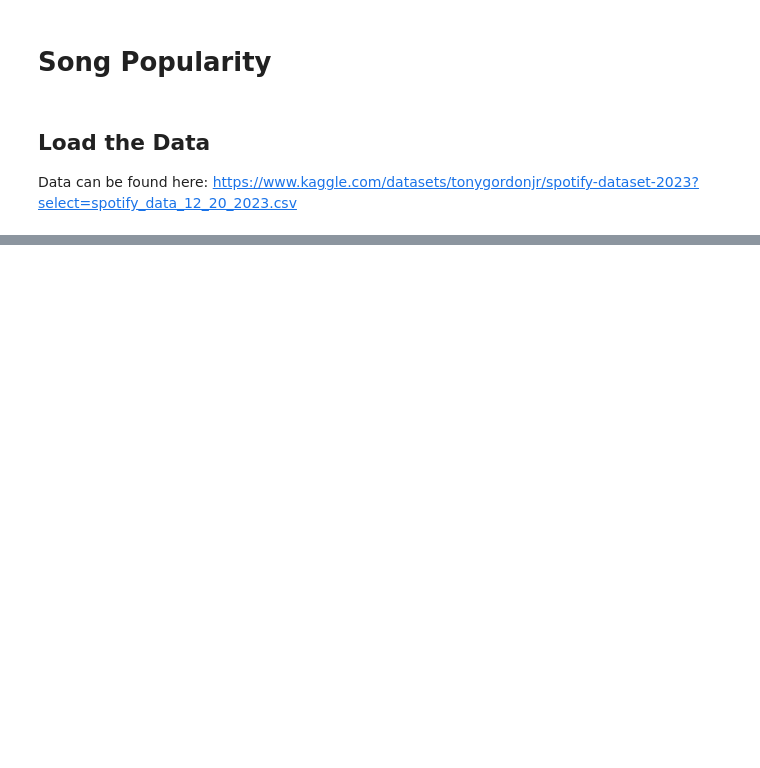
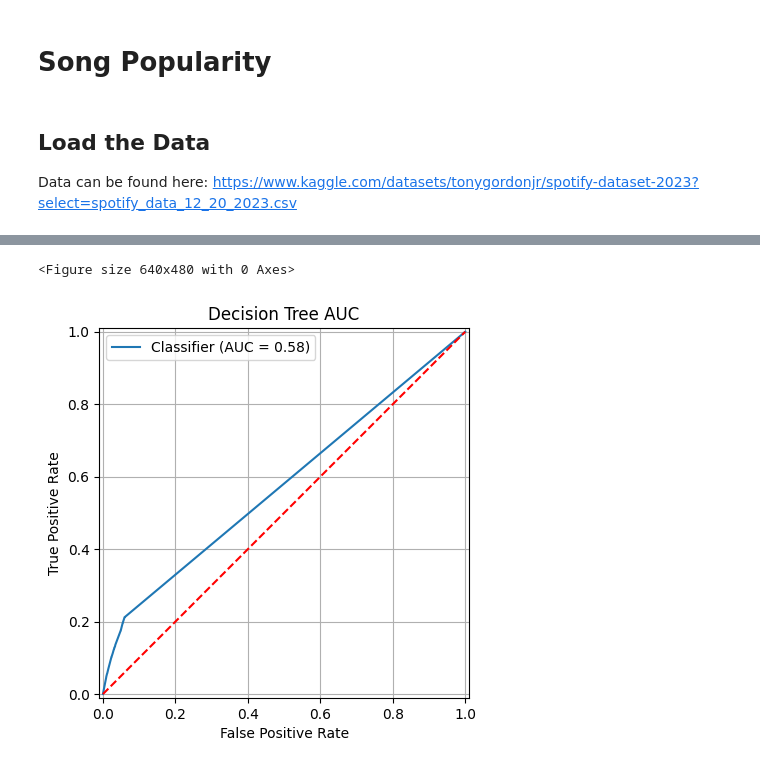
Before and after one commit to AlexanderBeck0/CS539-Final-Project, a Jupyter notebook: song_popularity.ipynb, the cells around one changed output, grey strips where cells are left out. Drawn from its saved outputs; the diff is of its cells as text; code cells hidden in the pictures; blank space fills up the shorter version.

```diff
--- a/song_popularity.ipynb
+++ b/song_popularity.ipynb
@@ -86,0 +188,21 @@ label                    52
+# %%
+# Plot the decision tree AUC
+from sklearn.metrics import RocCurveDisplay
+
+# fpr, tpr, thresholds = roc_curve(y_test, y_pred_proba)
+
+# A good decision tree will have a HIGH AUC (0.8+), high TPR with low FPR.
+plt.figure()
+rcd: RocCurveDisplay = RocCurveDisplay.from_predictions(y_test, y_pred_proba)
+# rcd.plot()
+# plt.plot(fpr, tpr, label=f"Decision Tree (AUC={area_under_curve:0.2f})")
+plt.plot([0, 1], [0, 1], color="red", linestyle="--")
+plt.xlabel("False Positive Rate")
+plt.ylabel("True Positive Rate")
+plt.title("Decision Tree AUC")
+plt.grid(True)
+plt.legend()
+plt.show()
+# %% [output]
+<Figure size 640x480 with 0 Axes>
+[figure, added]
```
Also changed, not shown: parts of 4 cells of this notebook.
